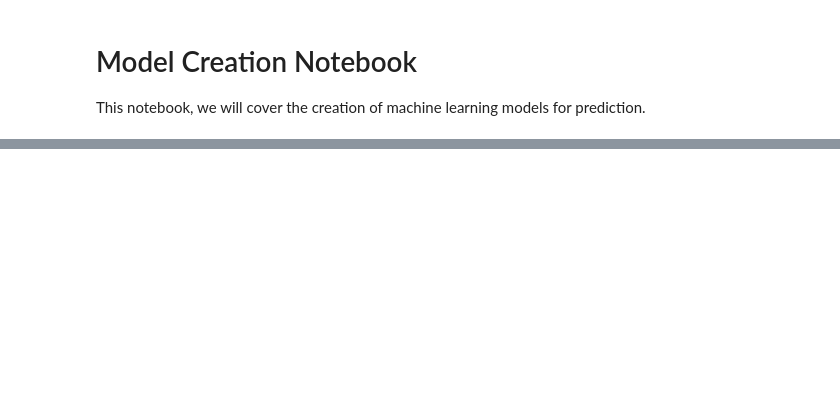
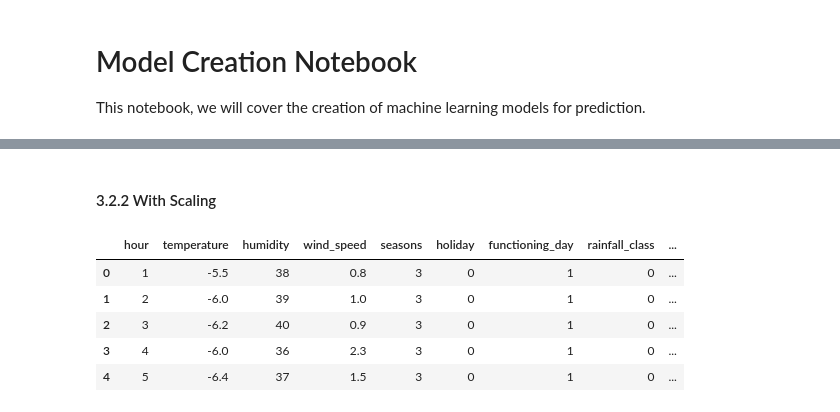
Before and after one commit to manuelmj39/bike-demand-prediction, a Jupyter notebook: notebooks/model-creation.ipynb, the cells around one changed output, grey strips where cells are left out. Saved outputs shown, nothing was run; the diff lists cells and outputs as text; code cells hidden in the pictures; blank space fills up the shorter version.

```diff
--- a/notebooks/model-creation.ipynb
+++ b/notebooks/model-creation.ipynb
@@ -49,0 +361,11 @@ Pipeline(steps=[('cleaning_pipeline',
+# %% [markdown]
+#### 3.2.2 With Scaling
+# %%
+X_train.head()
+# %% [output]
+|  | hour | temperature | humidity | wind_speed | seasons | holiday | functioning_day | rainfall_class | ... |
+| 0 | 1 | -5.5 | 38 | 0.8 | 3 | 0 | 1 | 0 | ... |
+| 1 | 2 | -6.0 | 39 | 1.0 | 3 | 0 | 1 | 0 | ... |
+| 2 | 3 | -6.2 | 40 | 0.9 | 3 | 0 | 1 | 0 | ... |
+| 3 | 4 | -6.0 | 36 | 2.3 | 3 | 0 | 1 | 0 | ... |
+| 4 | 5 | -6.4 | 37 | 1.5 | 3 | 0 | 1 | 0 | ... |
```
Also changed, not shown: parts of 26 cells of this notebook.
